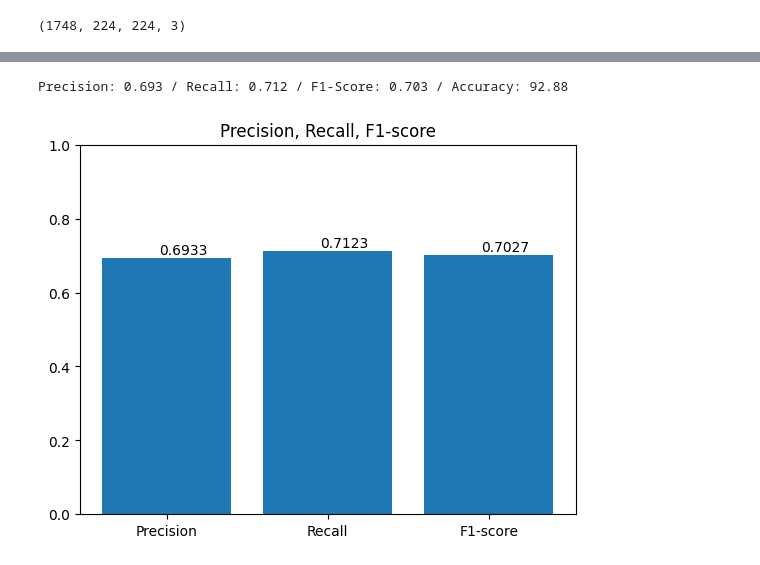
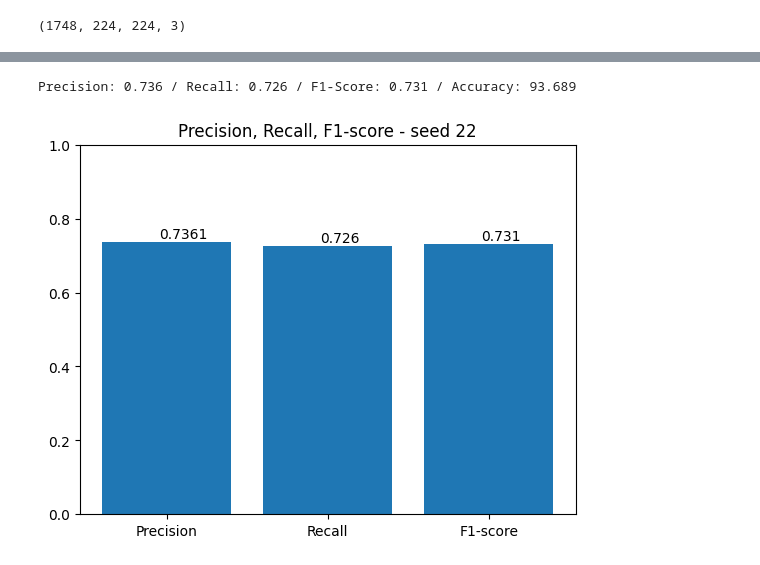
Before and after one commit to rishabh-mondal/AAAI_BK_Paper, a Jupyter notebook: detection_through_torch/compare_model_torch.ipynb, the cells around one changed output, grey strips where cells are left out. Cells and saved outputs as stored; diff of their text form; code cells hidden in the pictures.

```diff
--- a/detection_through_torch/compare_model_torch.ipynb
+++ b/detection_through_torch/compare_model_torch.ipynb
@@ -215,6 +219,6 @@ Estimated Total Size (MB): 392.86
 # %%
 
-model, criterion, optimizer = resnet50(seed=42)
+model, criterion, optimizer = efficientnet_b0_model(seed=22)
 model = model.to(device)
 train_losses = []
 train_accuracies = []
@@ -348,17 +349,17 @@ plt.savefig('accuracy_vs_epoch_resnet50 -seed 42.png')
 # %%
 #create the bar chart to show the precision, recall, f1-score
 precision, recall, fscore, support = precision_recall_fscore_support(true_labels, predicted_labels, average='binary')
 print('Precision: {} / Recall: {} / F1-Score: {} / Accuracy: {}'.format(
     round(precision, 3), round(recall, 3), round(fscore,3), round(test_accuracy, 3)))
 plt.ylim(0, 1)
 plt.bar(['Precision', 'Recall', 'F1-score'], [precision, recall, fscore])
 for i, v in enumerate([precision, recall, fscore]):
     plt.text(i - 0.05, v + 0.01, str(round(v, 4)))
-plt.title('Precision, Recall, F1-score - seed 42')
-plt.savefig('resnet50 - Precision, Recall, F1-score -seed 42.png');
+plt.title('Precision, Recall, F1-score - seed 22')
+plt.savefig('efficientnet - Precision, Recall, F1-score -seed 22.png');
 # %% [output]
-Precision: 0.693 / Recall: 0.712 / F1-Score: 0.703 / Accuracy: 92.88
+Precision: 0.736 / Recall: 0.726 / F1-Score: 0.731 / Accuracy: 93.689
-[figure, old version]
+[figure, new version]
 # %%
 # plot classifcation report
 from sklearn.metrics import classification_report
```
Also changed, not shown: parts of 10 cells of this notebook, 8 other files.
